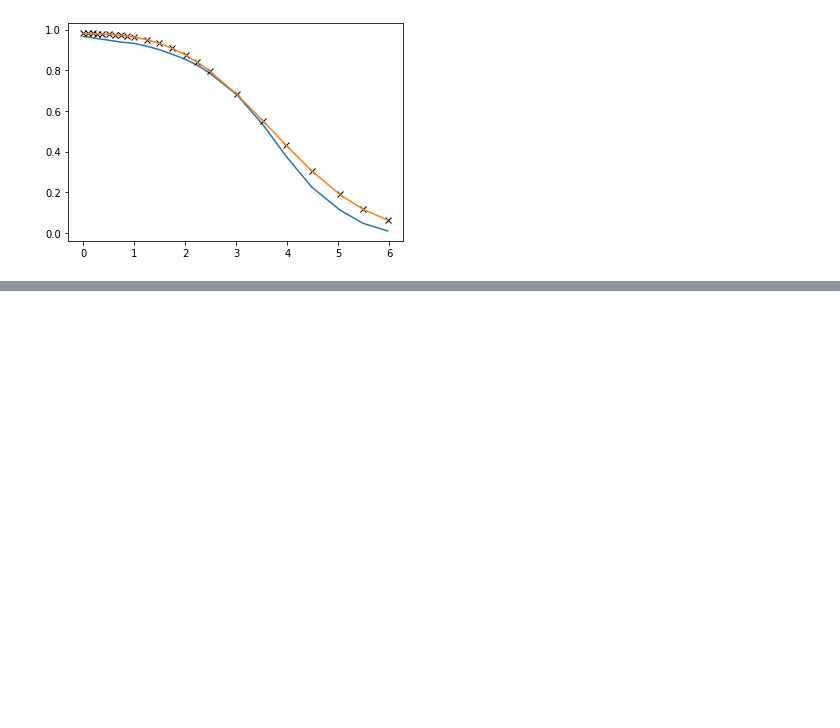
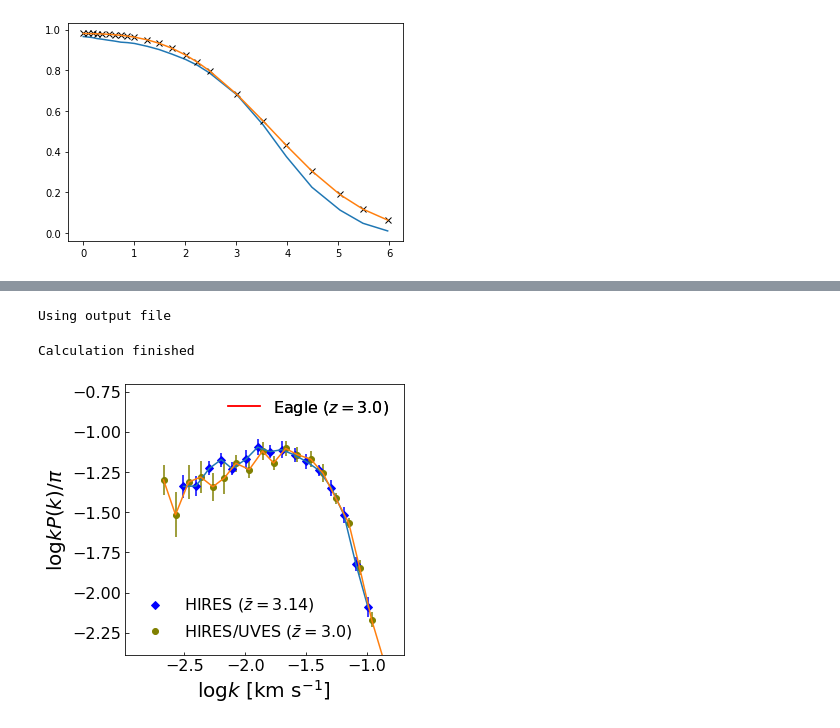
Before and after one commit to specwizard/specwizard, a Jupyter notebook: specwizard/Examples/H I/HI_analysis.ipynb, the cells around one changed output, grey strips where cells are left out. Cells and saved outputs as stored; diff of their text form; code cells hidden in the pictures; blank space fills up the shorter version.

Commit message:
Added Day19 and Walther18 to the obs data, and calculation of the FPS to a HI example

```diff
--- a/specwizard/Examples/H I/HI_analysis.ipynb
+++ b/specwizard/Examples/H I/HI_analysis.ipynb
@@ -159,0 +169,4 @@ plt.plot(redshifts,meanF_scaled)
+# %%
+analysis = Analyse_Opticaldepth(specdir=specdir,specfile=spectra_files[16],element=element,ion=ion)
+# %% [output]
+Using output file
@@ -159,0 +176,74 @@ plt.plot(redshifts,meanF_scaled)
+# %%
+All_OD  = analysis.read_optical_depths();
+# %%
+meanFlux = analysis.mean_transmission(All_OD['Value'])
+# %%
+# Compute power spectrumm of the over density
+nc      = 0
+kPks = []
+for i,tau in enumerate(All_OD['Value']):
+    flux    = np.exp(-tau)
+    k, kPk  = analysis.flux_ps(flux,meanFlux)
+    kPks.append(kPk)
+    nc += 1
+
+kPkmean = np.mean(kPks,axis=0)/nc
+meanf   = meanFlux
+LogVar   = np.log10(kPkmean) - 2 * np.log10(meanf)
+
+EagleFPS = {'meanf': meanf, 'logk': np.log10(k), 'LogVar':LogVar, 'kPkmean':kPkmean, 'kPk':kPks}
+print("Calculation finished")
+# %% [output]
+Calculation finished
+# %%
+
+
+
+# observed versus simulated power spectrum at z=3.
+
+fig, ax  = plt.subplots(1, 1, figsize = (5, 5))
+#
+labels  = []
+labels2 = []
+fontsize = 20
+# Day 19
+color = 'blue'
+label = r'HIRES ($\bar z=3.14$)'
+h, = ax.plot(Day19['logk'], Day19['logVar'], 'D', color=color, label=label)
+labels.append(copy.copy(h))
+ax.errorbar(Day19['logk'], Day19['logVar'], yerr=0.5*(Day19['Max']-Day19['Min']), ecolor=color, label=label)
+
+# Walther 18
+color = 'olive'
+label = r'HIRES/UVES ($\bar z=3.0$)'
+h, = ax.plot(Walther18['logk'], Walther18['logVar'], 'o', color=color, label=label)
+labels.append(copy.copy(h))
+ax.errorbar(Walther18['logk'], Walther18['logVar'], yerr=0.5*(Walther18['Max']-Walther18['Min']), ecolor=color, label=label)
+
+# Eagle
+color = 'red'
+label = r'Eagle $(z=3.0)$'
+h, = ax.plot(EagleFPS['logk'], EagleFPS['LogVar'], color=color, label=label)
+labels2.append(copy.copy(h))
+
+ax.set_ylim(-2.39, -0.7)
+ax.set_xlim(-2.99, np.log10(0.2))
+ax.set_xlabel(r'$\log k~[{\rm km~s}^{-1}]$', fontsize=fontsize)
+ax.set_ylabel(r'$\log kP(k)/\pi$', fontsize=fontsize)
+
+ax.tick_params(direction = 'in')
+ax.tick_params(axis='both', which='major', labelsize=0.9*fontsize)
+ax.tick_params(axis='both', which='major', labelsize=0.8*fontsize)
+ax.tick_params(axis='both', which='minor', labelsize=0.5*fontsize)
+
+#
+legend = ax.legend(handles=labels, loc='lower left', frameon=False, fontsize=0.8*fontsize)
+ax.add_artist(legend)
+
+#
+legend = ax.legend(handles=labels2, loc='upper right', frameon=False, fontsize=0.8*fontsize)
+ax.add_artist(legend)
+fig.savefig('FPS.jpg',format='jpg', dpi=200, bbox_inches='tight')
+fig.show()
+# %% [output]
+[figure, added]
```
Also changed, not shown: parts of 6 cells of this notebook, 4 other files.
